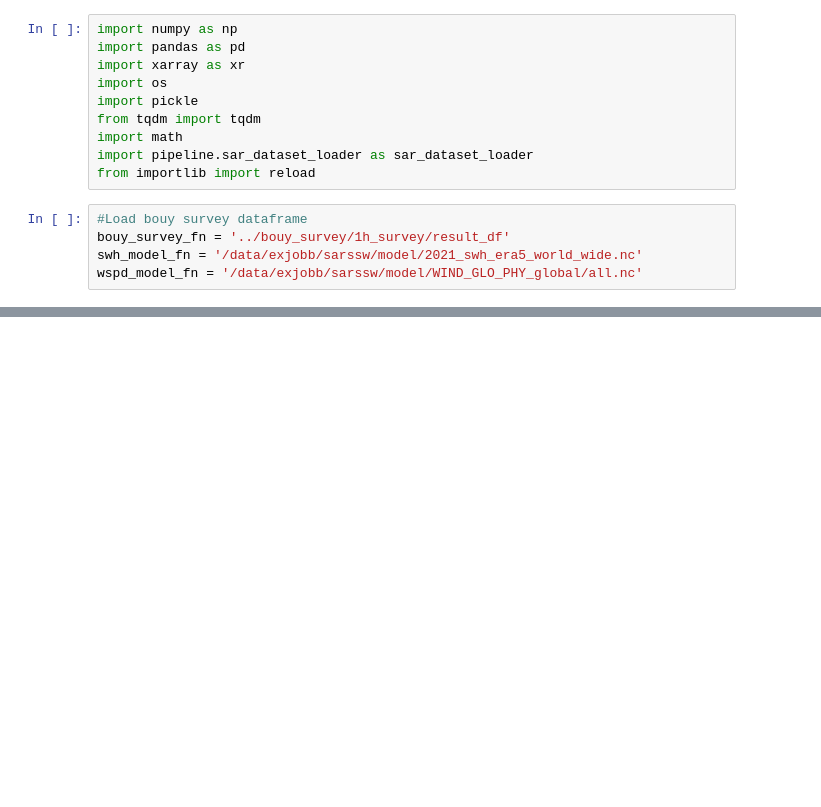
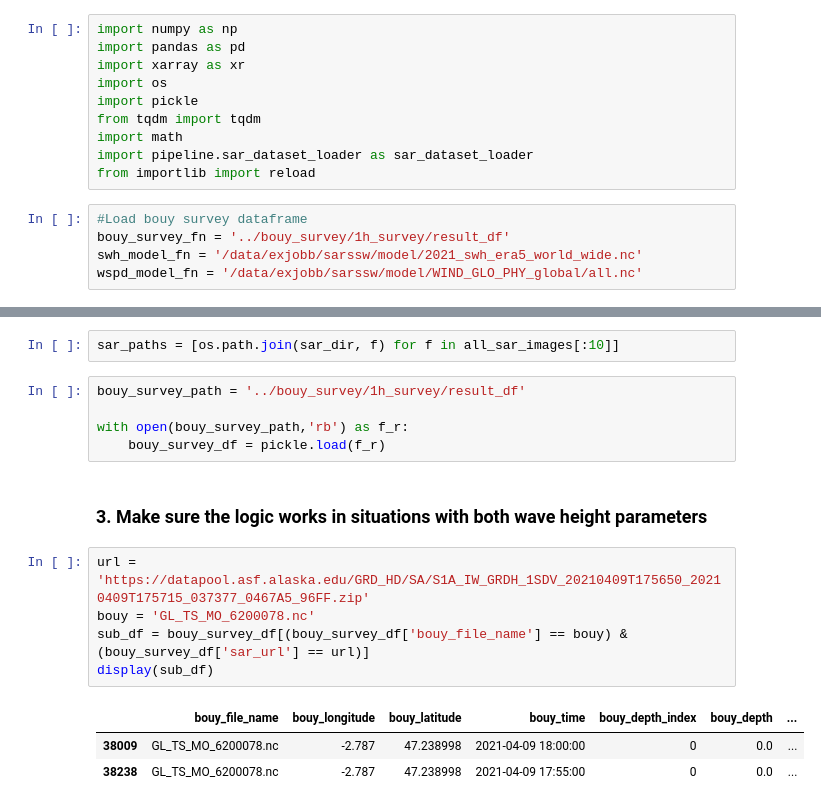
Before and after one commit to SEE-GEO/sarssw, a Jupyter notebook: pipeline/test_sar_dataset_loader.ipynb, the cells around one changed output, grey strips where cells are left out. Drawn from its saved outputs; the diff is of its cells as text; blank space fills up the shorter version.

```diff
--- a/pipeline/test_sar_dataset_loader.ipynb
+++ b/pipeline/test_sar_dataset_loader.ipynb
@@ -54,0 +31,18 @@ Collecting labels
+# %%
+sar_paths = [os.path.join(sar_dir, f) for f in all_sar_images[:10]]
+# %%
+bouy_survey_path = '../bouy_survey/1h_survey/result_df'
+
+with open(bouy_survey_path,'rb') as f_r:
+    bouy_survey_df = pickle.load(f_r)
+# %% [markdown]
+### 3. Make sure the logic works in situations with both wave height parameters
+# %%
+url = 'https://datapool.asf.alaska.edu/GRD_HD/SA/S1A_IW_GRDH_1SDV_20210409T175650_20210409T175715_037377_0467A5_96FF.zip'
+bouy = 'GL_TS_MO_6200078.nc'
+sub_df = bouy_survey_df[(bouy_survey_df['bouy_file_name'] == bouy) & (bouy_survey_df['sar_url'] == url)]
+display(sub_df)
+# %% [output]
+|  | bouy_file_name | bouy_longitude | bouy_latitude | bouy_time | bouy_depth_index | bouy_depth | ... |
+| 38009 | GL_TS_MO_6200078.nc | -2.787 | 47.238998 | 2021-04-09 18:00:00 | 0 | 0.0 | ... |
+| 38238 | GL_TS_MO_6200078.nc | -2.787 | 47.238998 | 2021-04-09 17:55:00 | 0 | 0.0 | ... |
```
Also changed, not shown: parts of 7 cells of this notebook, 1 other file.
